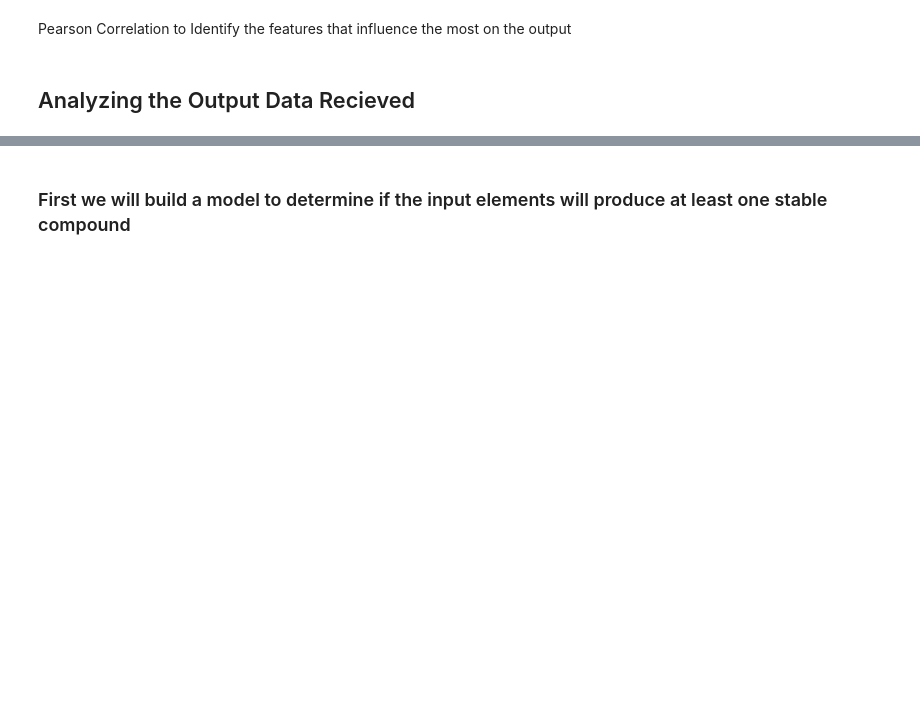
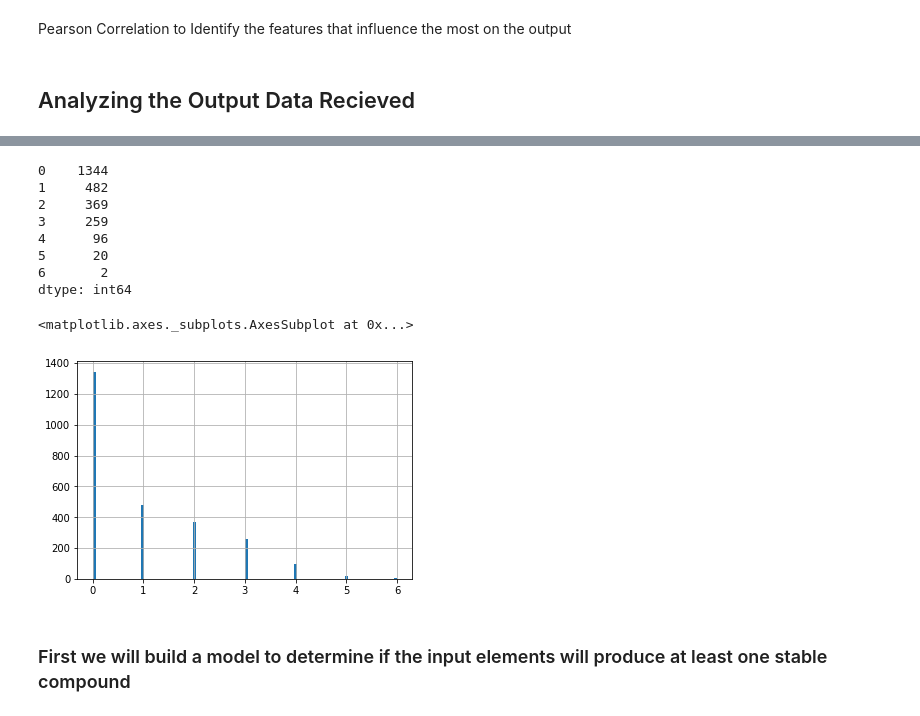
Before and after one commit to dmozapiain2001/citrine_data_challenge, a Jupyter notebook: Model_for_at_least_one_Stable_element.ipynb, the cells around one changed output, grey strips where cells are left out. Drawn from its saved outputs; the diff is of its cells as text; code cells hidden in the pictures; blank space fills up the shorter version.

```diff
--- a/Model_for_at_least_one_Stable_element.ipynb
+++ b/Model_for_at_least_one_Stable_element.ipynb
@@ -274,3 +308,18 @@ plt.tight_layout()
+# %%
+y = df_train[stab_vec_list]
+print(y.sum(axis=1).value_counts())
+y.sum(axis=1).hist(bins=100)
+# %% [output]
+0    1344
+1     482
+2     369
+3     259
+4      96
+5      20
+6       2
+dtype: int64
+<matplotlib.axes._subplots.AxesSubplot at 0x...>
+[figure, added]
 # %% [markdown]
 ### First we will build a model to determine if the input elements will produce at least one stable compound
 # %%
```
Also changed, not shown: parts of 8 cells of this notebook, 35 other files.
